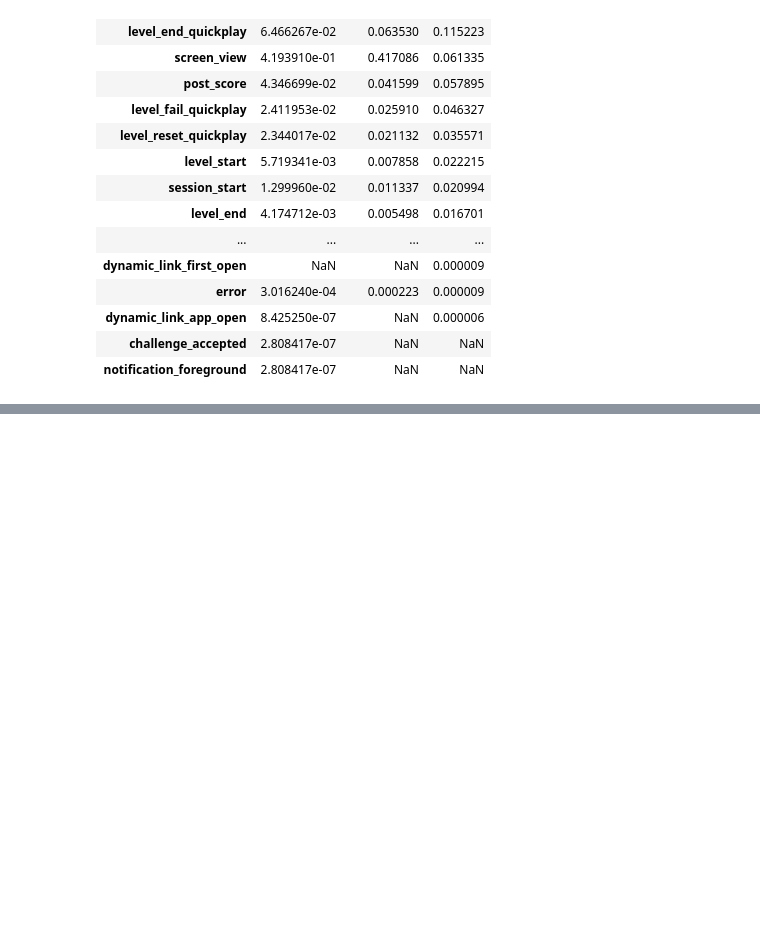
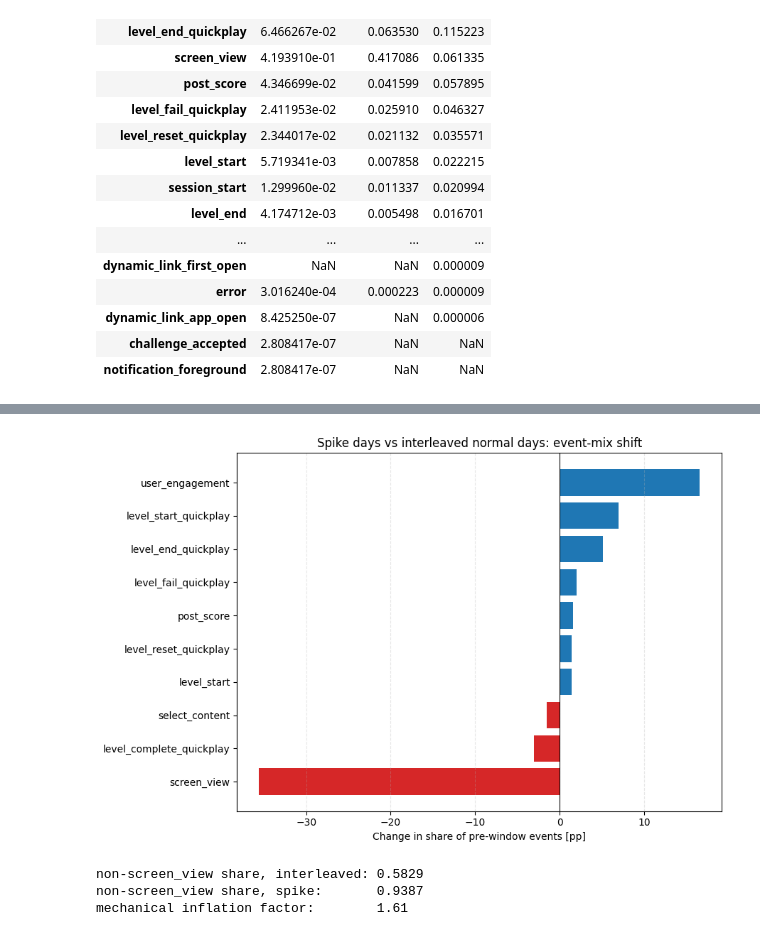
Before and after one commit to Adir-Amar/FloodIt-product-analytics, a Jupyter notebook: notebooks/04_spike_analysis.ipynb, the cells around one changed output, grey strips where cells are left out. Drawn from its saved outputs; the diff is of its cells as text; code cells hidden in the pictures; blank space fills up the shorter version.

Commit message:
Add composition gate, mix-shift chart, and rate-based spike diagnostics to notebook 04

```diff
--- a/notebooks/04_spike_analysis.ipynb
+++ b/notebooks/04_spike_analysis.ipynb
@@ -94,0 +127,25 @@ pivoted.sort_values('spike', ascending=False)
+# %%
+pp = ((pivoted['spike'] - pivoted['interleaved']) * 100).dropna()
+pp = pp.reindex(pp.abs().sort_values(ascending=False).index)[:10].sort_values()
+
+fig, ax = plt.subplots(figsize=(9, 6))
+colors = ['tab:red' if v < 0 else 'tab:blue' for v in pp]
+ax.barh(pp.index, pp.values, color=colors)
+ax.axvline(0, color='black', linewidth=0.8)
+ax.set_xlabel('Change in share of pre-window events [pp]')
+ax.set_title('Spike days vs interleaved normal days: event-mix shift')
+ax.grid(alpha=0.3, linestyle='--', axis='x')
+plt.tight_layout()
+plt.show()
+# %% [output]
+[figure, added]
+# %%
+non_sv = 1 - pivoted.loc['screen_view']
+inflation = non_sv['spike'] / non_sv['interleaved']
+print('non-screen_view share, interleaved:', round(non_sv['interleaved'], 4))
+print('non-screen_view share, spike:      ', round(non_sv['spike'], 4))
+print('mechanical inflation factor:       ', round(inflation, 3))
+# %% [output]
+non-screen_view share, interleaved: 0.5829
+non-screen_view share, spike:       0.9387
+mechanical inflation factor:        1.61
```
Also changed, not shown: parts of 6 cells of this notebook.
